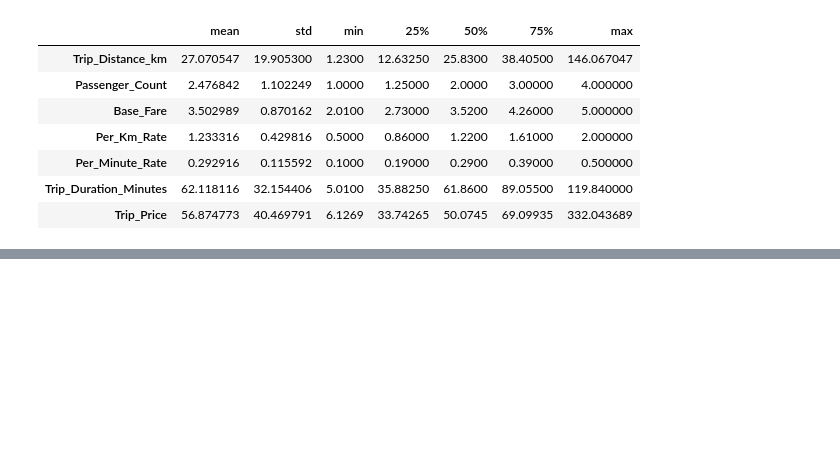
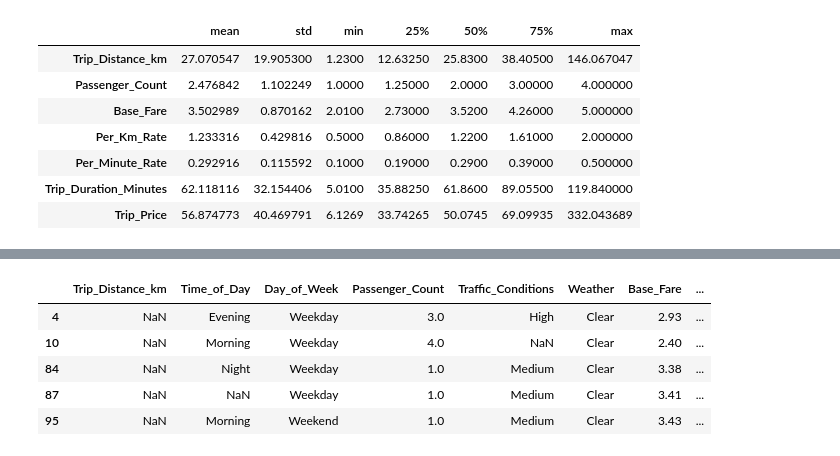
Before and after one commit to luckepucke6/taxi_prediction_fullstack_lucas_lindh, a Jupyter notebook: src/taxipred/model_development/eda.ipynb, the cells around one changed output, grey strips where cells are left out. Cells and saved outputs as stored; diff of their text form; code cells hidden in the pictures; blank space fills up the shorter version.

```diff
--- a/src/taxipred/model_development/eda.ipynb
+++ b/src/taxipred/model_development/eda.ipynb
@@ -67,0 +97,9 @@ dem andra kolumnerna kommer man inte veta om för ens taxi resan är över.
+# %%
+df[df["Trip_Distance_km"].isna()].head()
+# %% [output]
+|  | Trip_Distance_km | Time_of_Day | Day_of_Week | Passenger_Count | Traffic_Conditions | Weather | Base_Fare | ... |
+| 4 | NaN | Evening | Weekday | 3.0 | High | Clear | 2.93 | ... |
+| 10 | NaN | Morning | Weekday | 4.0 | NaN | Clear | 2.40 | ... |
+| 84 | NaN | Night | Weekday | 1.0 | Medium | Clear | 3.38 | ... |
+| 87 | NaN | NaN | Weekday | 1.0 | Medium | Clear | 3.41 | ... |
+| 95 | NaN | Morning | Weekend | 1.0 | Medium | Clear | 3.43 | ... |
```
Also changed, not shown: parts of 3 cells of this notebook, 1 other file.
